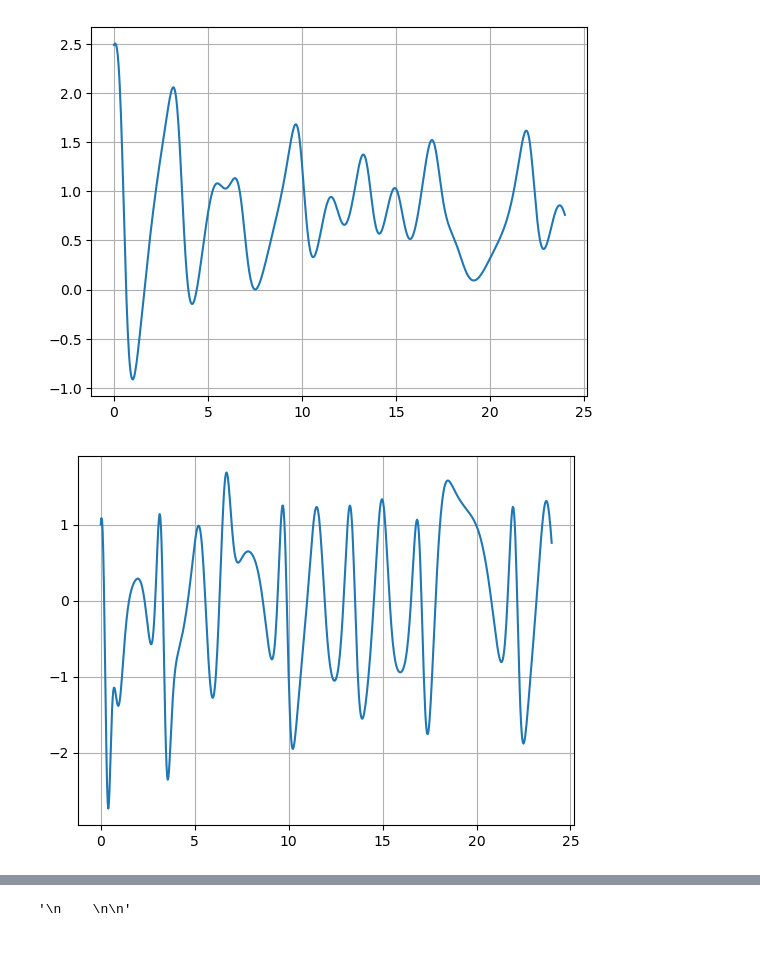
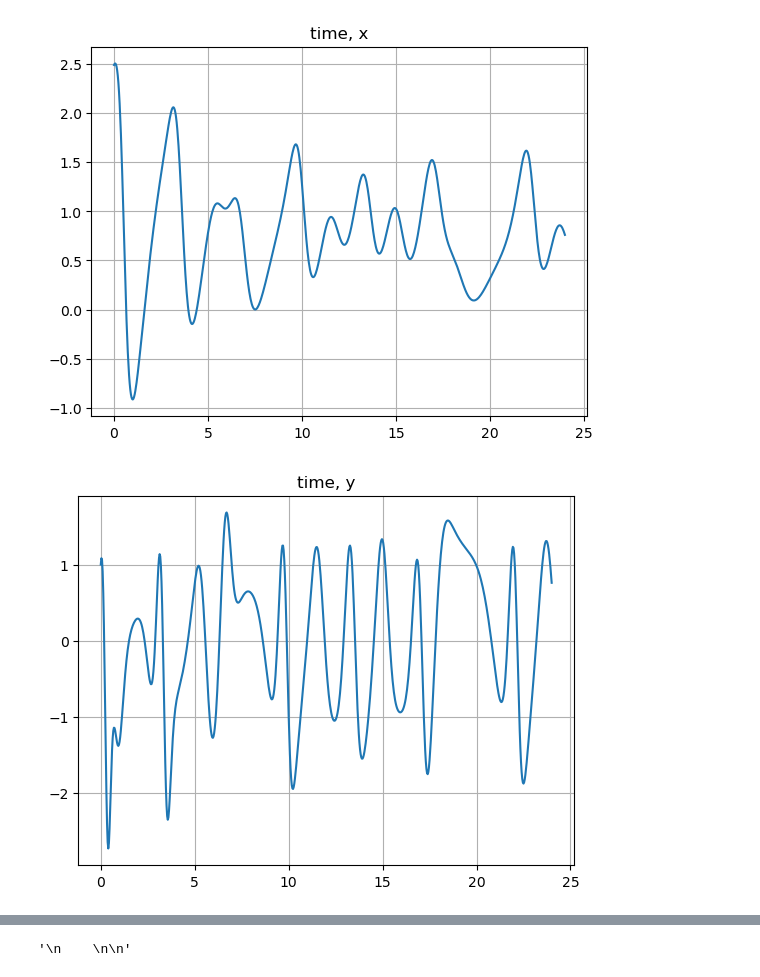
Before and after one commit to atcolehood/ATSC528, a Jupyter notebook: 04-Chaos/chaos.ipynb, the cells around one changed output, grey strips where cells are left out. Saved outputs shown, nothing was run; the diff lists cells and outputs as text; code cells hidden in the pictures; blank space fills up the shorter version.

```diff
--- a/04-Chaos/chaos.ipynb
+++ b/04-Chaos/chaos.ipynb
@@ -96,32 +91,37 @@ z = np.zeros(len(time))
 
 x[0] = 2.49 #circumpolar westerlies
 y[0] = 1.0  #cos(waves)
 z[0] = 0.0  #sin(waves)
 
 
 for dt in range(1,len(x)):
     dxdt = -y[dt-1]**2 -z[dt-1]**2 -a*x[dt-1] +a*F
     dydt = x[dt-1]*y[dt-1] - b*x[dt-1]*z[dt-1] -y[dt-1] +G
     dzdt = b*x[dt-1]*y[dt-1] + x[dt-1]*z[dt-1] -z[dt-1]
 
     x[dt] = x[dt-1]+del_t_norm*dxdt
     y[dt] = y[dt-1]+del_t_norm*dydt
     z[dt] = z[dt-1]+del_t_norm*dzdt
 
+# print(z)
+
 plt.plot(time, x)
+plt.title('time, x')
 plt.grid()
 plt.show()
 
 plt.plot(time, y)
+plt.title('time, y')
 plt.grid()
 plt.show()
 
 plt.plot(time, z)
+plt.title('time, z')
 plt.grid()
 plt.show()
 # x_of_t_plus_del_t = x_of_t + del_t*dxdt #dxdt(t)? --> x_of_t + del_t[-y(t)**2 -z(t)**2 -ax(t)**2 +A*F]
 # y_of_t_plus_del_t = y_of_t + del_t*dydt #dydt(t)?
 # z_of_t_plus_del_t = z_of_t + del_t*dzdt #dzdt(t)?
 # %% [output]
-[figure, old version]
+[figure, new version]
-[figure, old version]
+[figure, new version]
```
Also changed, not shown: parts of 2 cells of this notebook.
